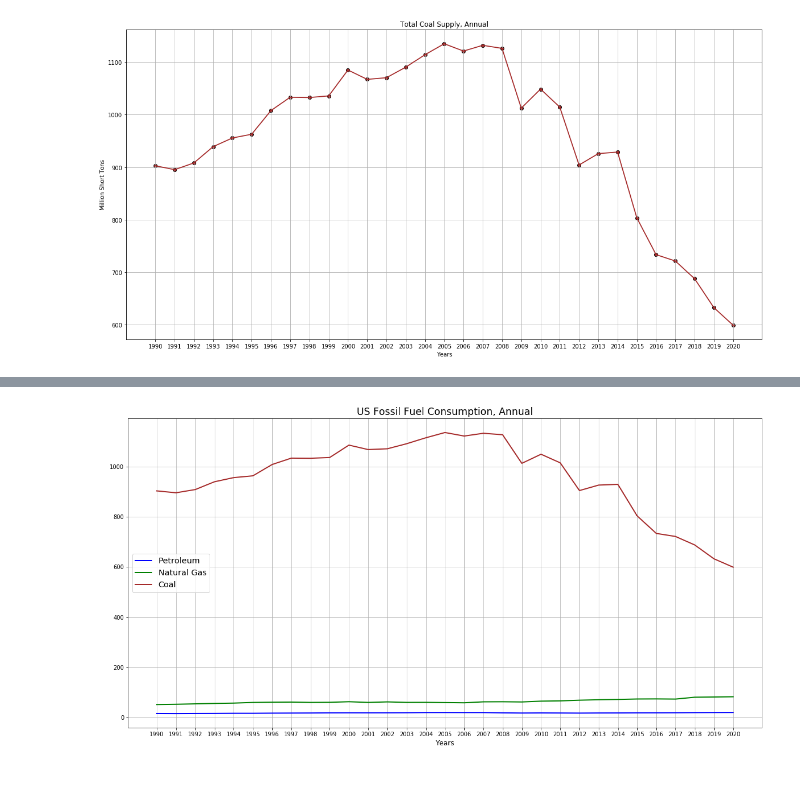
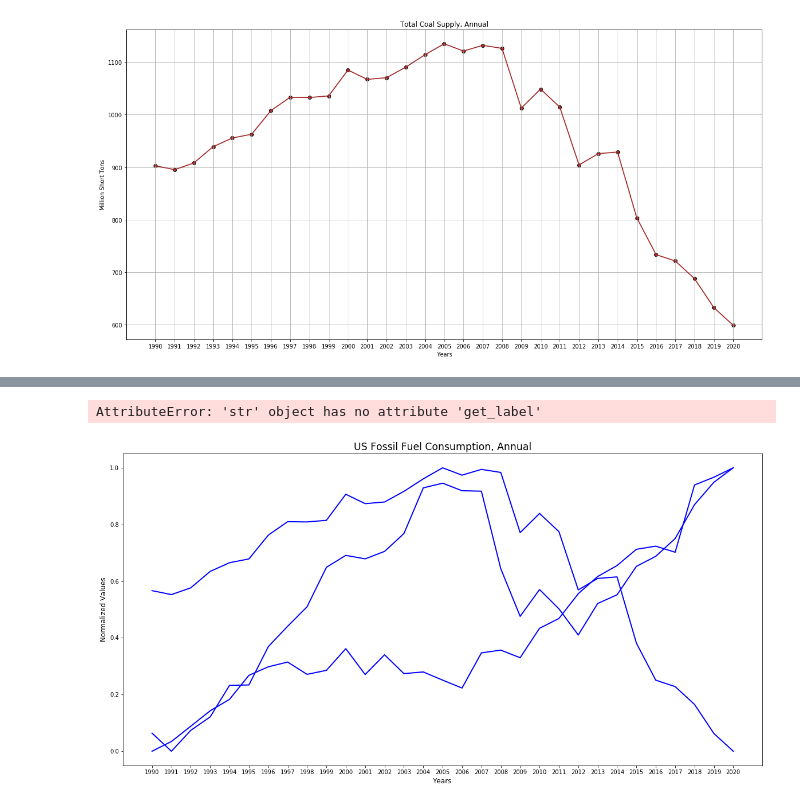
Before and after one commit to us-energy-analysis/Energy-analysis, a Jupyter notebook: USFossilFuelConsumption.ipynb, the cells around one changed output, grey strips where cells are left out. Drawn from its saved outputs; the diff is of its cells as text; code cells hidden in the pictures; blank space fills up the shorter version.

```diff
--- a/USFossilFuelConsumption.ipynb
+++ b/USFossilFuelConsumption.ipynb
@@ -176,12 +211,12 @@ plt.show()
 [figure]
 # %%
 # Create Combined FossilFuel DataFrame using list of dictionaries method
-renewable_consumption_btu_df = pd.DataFrame({
+renewable_consumption_df = pd.DataFrame({
     'Year': years[0:31],
     'Petroleum (mmbpd)': petroleum[0:31],
     'Natural Gas (bcf/day)': natural_gas[0:31],
     'Coal (MMSt)': coal[0:31],
 })
-# Show DataFrame
-renewable_consumption_btu_df
+# Display DataFrame
+renewable_consumption_btu_df.set_index("Year")
 # %% [output]
@@ -204,0 +241,8 @@ renewable_consumption_btu_df
+# %%
+# Normalize values for the different types of fossil fuels
+x = renewable_consumption_btu_df[['Petroleum (mmbpd)','Natural Gas (bcf/day)', 'Coal (MMSt)']].values.astype(float) #returns a numpy array
+min_max_scaler = preprocessing.MinMaxScaler()
+x_scaled = min_max_scaler.fit_transform(x)
+#df = pandas.DataFrame(x_scaled)
+fossil_fuel_consumption_normdf = pd.DataFrame(x_scaled, columns=['PetNorm', 'NatGasNorm', 'CoalNorm'])
+fossil_fuel_consumption_normdf
@@ -204,0 +271,12 @@ renewable_consumption_btu_df
+# %%
+ # Plot the petroleum consumption as a line chart
+petro = plt.plot(years, petroleum_consumption, color="blue", label="Petroleum" )
+
+# Plot the fossil fuel normalized data
+fossil_fuels = plt.plot(years, fossil_fuel_consumption_normdf.loc['years'], label=FossilFuels.loc['years',"Normalized Values"])
+
+# Create a legend for our chart
+# plt.legend(handles=[petroleum, natural gas, coal], loc="best")
+
+# Show the chart
+# plt.show()
@@ -205,17 +286,19 @@ renewable_consumption_btu_df
 # %%
 # US Fossil Fuel Consumption (1990 - Present)
 plt.figure(figsize=(20,10))
 
 # # Create a visual for the combined data
-plt.plot(years, petroleum, label="Petroleum", color= "blue", linewidth=2.0)
-plt.plot(years, natural_gas, label="Natural Gas", color ="green", linewidth=2.0)
-plt.plot(years, coal, label="Coal", color="brown", linewidth=2.0)
+plt.plot(years, fossil_fuels, color= "blue", linewidth=2.0)
+# plt.plot(years, fossil_fuel_consumption_normdf, color ="green", linewidth=2.0)
+# plt.plot(years, fossil_fuel_consumption_normdf, color="brown", linewidth=2.0)
 plt.title("US Fossil Fuel Consumption, Annual", fontsize="xx-large")
-plt.ylabel(" ", fontsize="large")
+plt.ylabel("Normalized Values", fontsize="large")
 plt.xlabel("Years", fontsize="large")
-plt.legend(loc='center left', frameon=True, fancybox=True, fontsize="x-large")
+plt.legend(handles=["Petroleum", "Natural Gas", "Coal"], loc='best', frameon=True, fancybox=True, fontsize="x-large")
+# plt.legend(handles=[world_avg, country_one], loc="best")
 plt.grid(True)
 
 plt.show()
 # %% [output]
+AttributeError: 'str' object has no attribute 'get_label'
-[figure, old version]
+[figure, new version]
```
Also changed, not shown: parts of 17 cells of this notebook.
